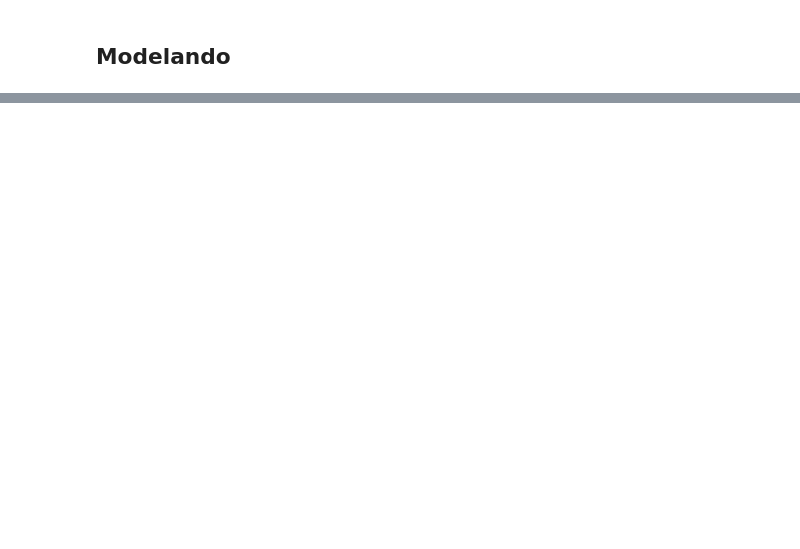
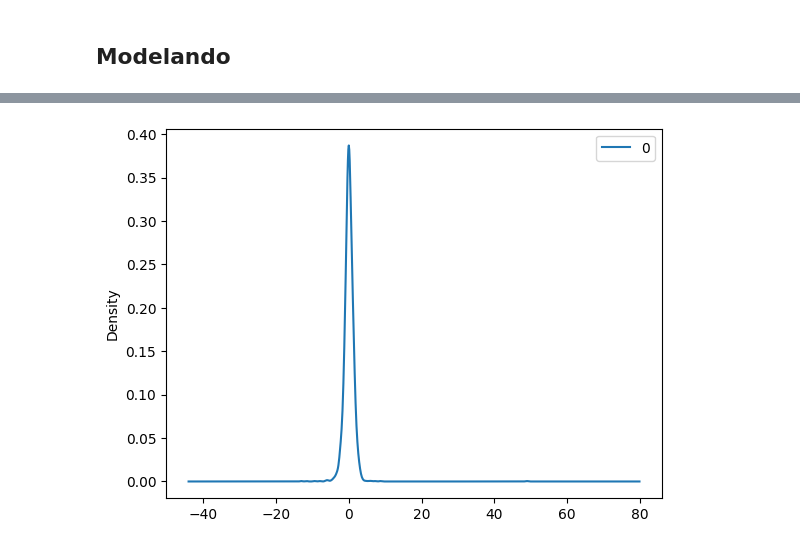
Before and after one commit to jorgeplatero/postech_techchallenge_fase_2, a Jupyter notebook: notebook.ipynb, the cells around one changed output, grey strips where cells are left out. Drawn from its saved outputs; the diff is of its cells as text; code cells hidden in the pictures; blank space fills up the shorter version.

```diff
--- a/notebook.ipynb
+++ b/notebook.ipynb
@@ -380,0 +422,6 @@ df
+# %%
+#gráficos de densidade dos residuais
+residuals.plot(kind='kde')
+plt.show()
+# %% [output]
+[figure, added]
```
Also changed, not shown: parts of 41 cells of this notebook.
